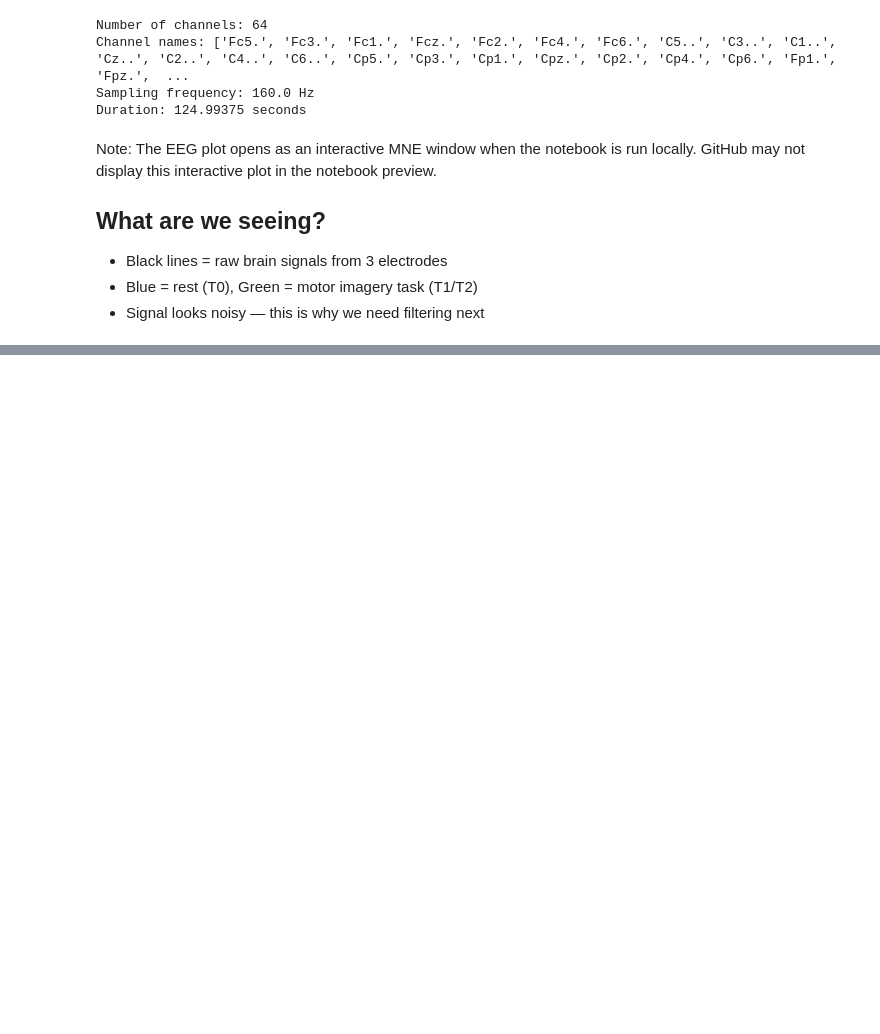
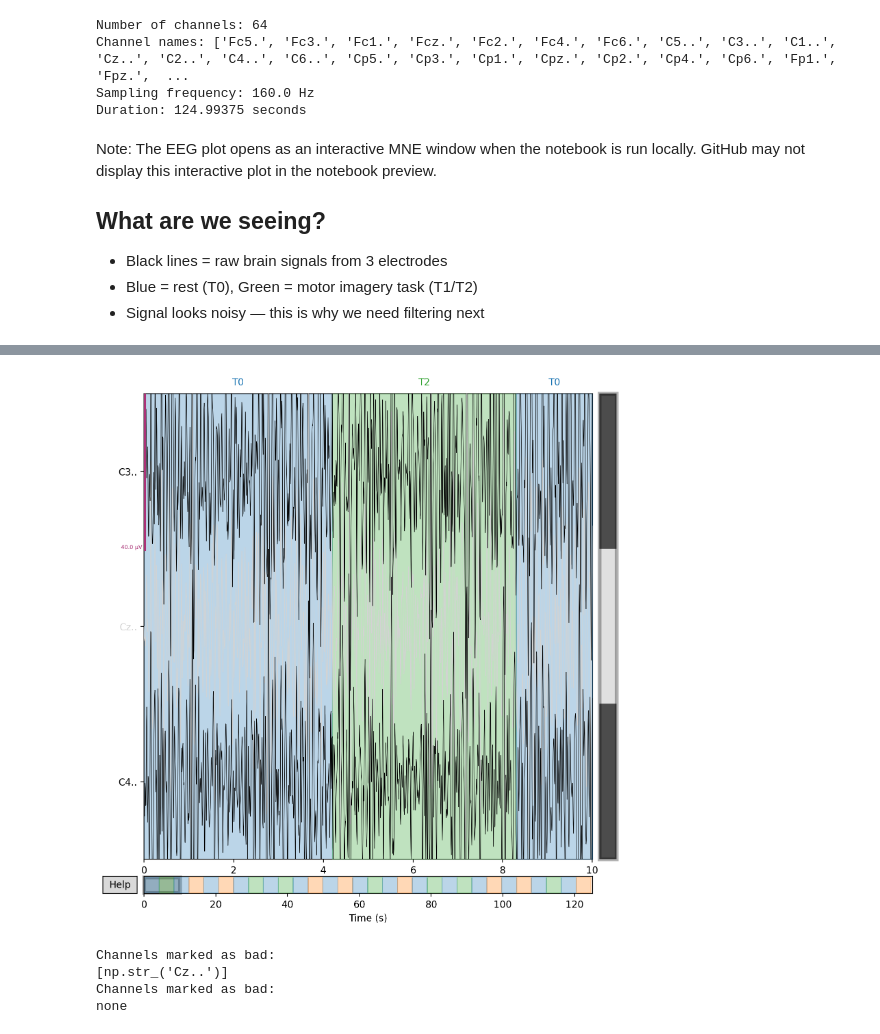
Before and after one commit to SatwikaKandula/BCI-Course-Module, a Jupyter notebook: Notebooks/01_load_and_visualize.ipynb, the cells around one changed output, grey strips where cells are left out. Cells and saved outputs as stored; diff of their text form; code cells hidden in the pictures; blank space fills up the shorter version.

Commit message:
Add preprocessing and filtering notebook with saved filtered data

```diff
--- a/Notebooks/01_load_and_visualize.ipynb
+++ b/Notebooks/01_load_and_visualize.ipynb
@@ -61,3 +57,9 @@ Note: The EEG plot opens as an interactive MNE window when the notebook is run l
 - Black lines = raw brain signals from 3 electrodes
 - Blue = rest (T0), Green = motor imagery task (T1/T2)
 - Signal looks noisy — this is why we need filtering next
+# %%
+# Make a copy so we keep the original raw signal
+raw_filtered = raw.copy()
+# Apply band-pass filter — keep only 8 to 30 Hz
+raw_filtered.filter(8., 30., fir_design='firwin')
+print("Filtering done!")
@@ -63,0 +84,24 @@ Note: The EEG plot opens as an interactive MNE window when the notebook is run l
+# %%
+# Plot original (noisy)
+raw.plot(
+    duration=10,
+    n_channels=3,
+    picks=channels_to_plot,
+    title='BEFORE Filtering — Raw EEG',
+    show=True,
+)
+
+# Plot filtered
+raw_filtered.plot(
+    duration=10,
+    n_channels=3,
+    picks=channels_to_plot,
+    title='AFTER Filtering — 8-30 Hz',
+    show=True,
+)
+# %% [output]
+[figure, added]
+Channels marked as bad:
+[np.str_('Cz..')]
+Channels marked as bad:
+none
```
Also changed, not shown: parts of 2 cells of this notebook, 2 other files.
